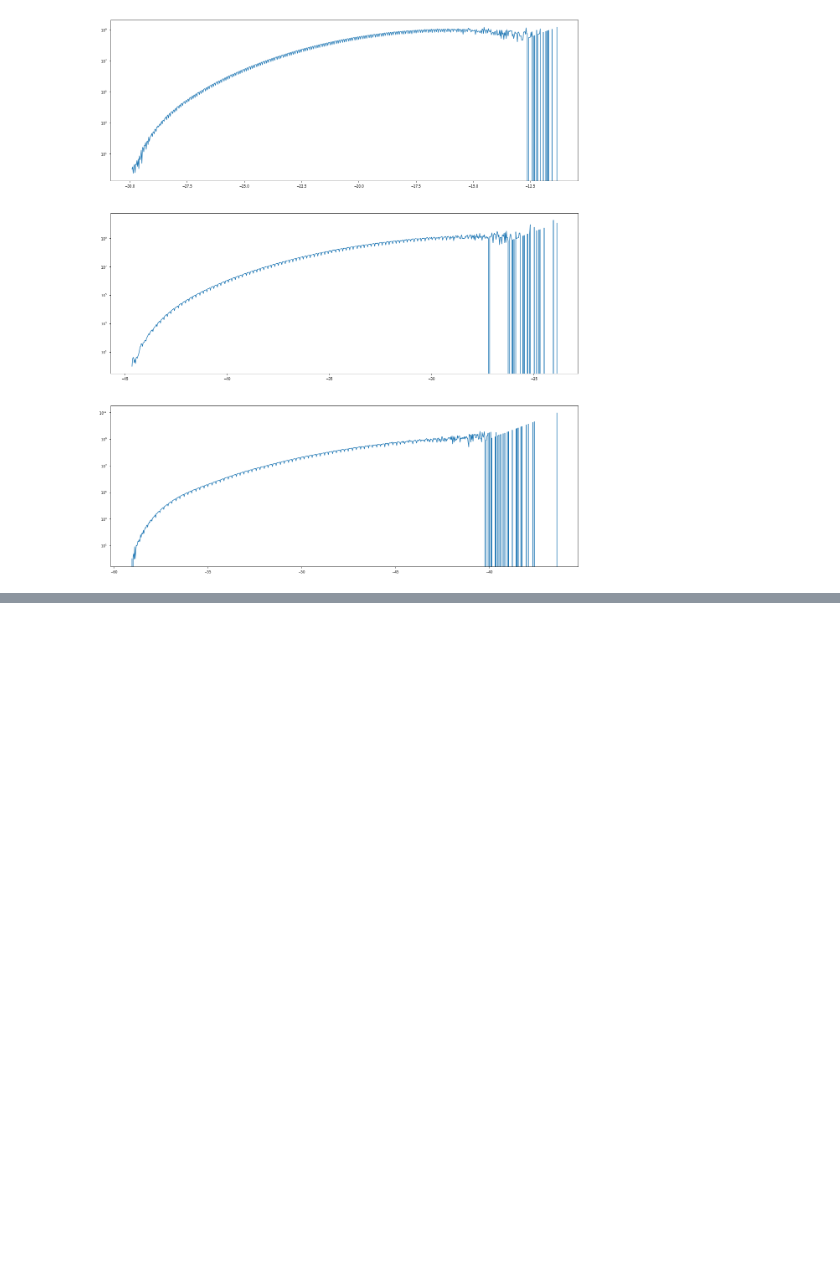
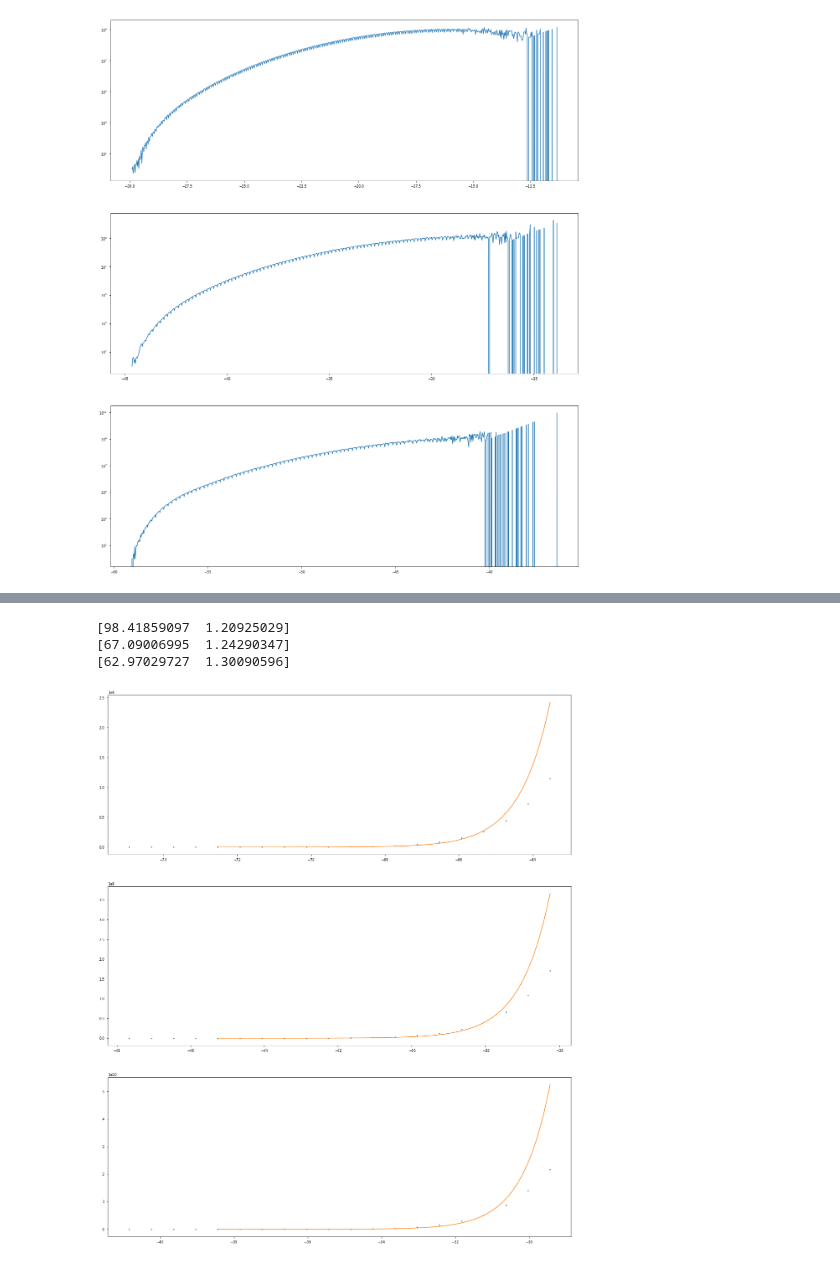
Before and after one commit to betoto008/Affinity_maturation, a Jupyter notebook: Jupyter_Notebooks/0_Shape_Space.ipynb, the cells around one changed output, grey strips where cells are left out. Saved outputs shown, nothing was run; the diff lists cells and outputs as text; code cells hidden in the pictures; blank space fills up the shorter version.

```diff
--- a/Jupyter_Notebooks/Shape_Space.ipynb
+++ b/Jupyter_Notebooks/0_Shape_Space.ipynb
@@ -442,0 +477,31 @@ for i, master_sequence in enumerate(master_sequences):
+# %%
+L = 12
+N = 1e8
+colors = np.flip(plt.cm.rainbow(np.linspace(0,1,len(Ts))), axis = 0)
+markers = ['^', 'o', 's', '*', 'x']
+E_0s = np.array([])
+T = .8
+naive_range = 9
+master_sequences = ['IMLWCMYLILWM', 'TACNSEYPNTTK', 'QRKDGPKQKKEN']
+
+fig, ax = plt.subplots(3, 1, figsize = (20,8*3))
+for i, master_sequence in enumerate(master_sequences):
+    data=(np.loadtxt(Text_files_path + 'output_L-%d_T-%.6f_N-%d_Antigen-'%(L,T, N)+master_sequence+'.txt'))
+    E = data[:,0]
+    data_E = np.histogram(E, bins = 20, density = False)
+    e_max = data_E[1][-2]
+    e_array = np.linspace(e_max-naive_range, e_max, 100)
+    rho_e = (data_E[0]/(np.exp(-data_E[1][:-1]/T)))/(data_E[0][0]/(np.exp(-data_E[1][0]/T)))
+    e = data_E[1][:-1]
+    e2 = e[np.where(e>(e_max-naive_range))]
+    rho_e2 = rho_e[np.where(e>(e_max-naive_range))]
+    popt, pcov = curve_fit(my_linear_func, e2, np.log(rho_e2), p0 = (60,1))
+    print(popt)
+    ax[i].plot(e, rho_e, linestyle = "", marker = ".")
+    ax[i].plot(e_array, np.exp(my_linear_func(e_array, *popt)), linestyle = "-")
+    ax[i].set_yscale('log')
+# %% [output]
+[98.41859097  1.20925029]
+[67.09006995  1.24290347]
+[62.97029727  1.30090596]
+[figure, added]
```
Also changed, not shown: parts of 5 cells of this notebook, 8 other files.
